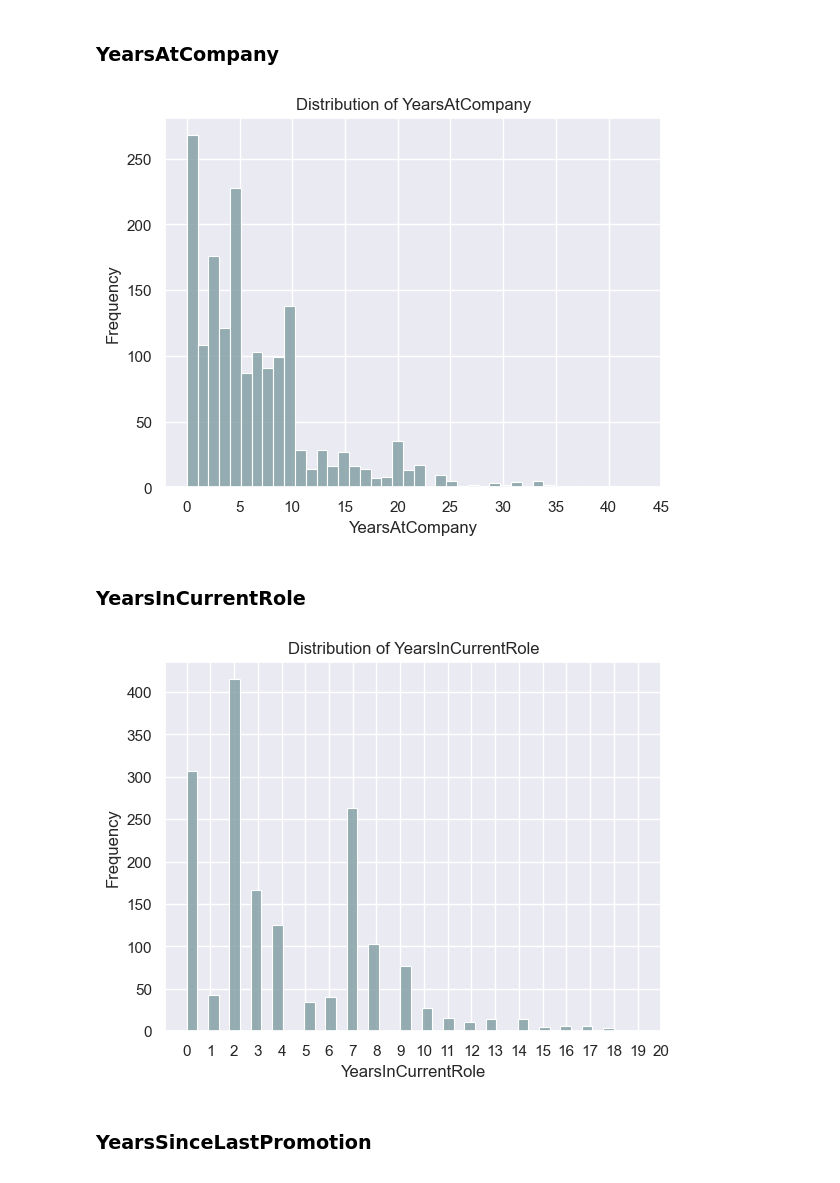
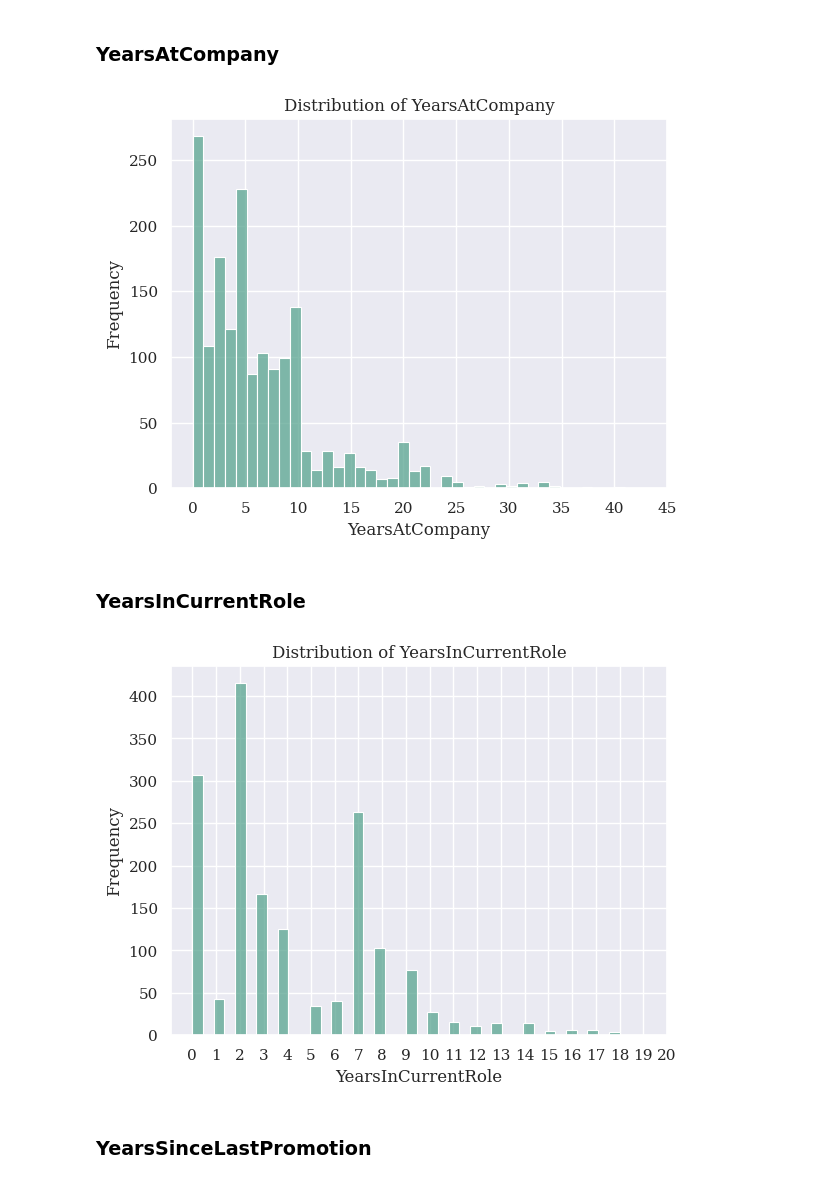
Before and after one commit to scheinmensch/Employee-Attrition, a Jupyter notebook: EDA.ipynb, the cells around one changed output. Saved outputs shown, nothing was run; the diff lists cells and outputs as text; code cells hidden in the pictures.

```diff
--- a/EDA.ipynb
+++ b/EDA.ipynb
@@ -26,3 +37,5 @@ please provide us feedback at https://github.com/pandas-dev/pandas/issues/54466
+# %%
+plt.rcParams['font.family'] = 'serif'
 # %%
 # load the data
 data = pd.read_csv('data/train.csv')
@@ -707,20 +720,20 @@ Another column on subjective job satisfaction.
 # %% [markdown]
 ### YearsAtCompany
 # %%
-sns.histplot(data['YearsAtCompany'], bins=int(math.sqrt(len(data['YearsAtCompany']))), kde=False, color='#76969b', edgecolor='white')
+sns.histplot(data['YearsAtCompany'], bins=int(math.sqrt(len(data['YearsAtCompany']))), kde=False, color='#59a590', edgecolor='white')
 
 plt.xticks([0,5,10,15,20,25,30,35,40,45])
 plt.title('Distribution of YearsAtCompany')
 plt.xlabel('YearsAtCompany')
 plt.ylabel('Frequency')
 
 plt.show()
 # %% [output]
-[figure, old version]
+[figure, new version]
 # %% [markdown]
 ### YearsInCurrentRole
 # %%
-sns.histplot(data['YearsInCurrentRole'], bins=int(math.sqrt(len(data['YearsInCurrentRole']))), kde=False, color='#76969b', edgecolor='white')
+sns.histplot(data['YearsInCurrentRole'], bins=int(math.sqrt(len(data['YearsInCurrentRole']))), kde=False, color='#59a590', edgecolor='white')
 
 plt.xticks(np.arange(21))
 plt.title('Distribution of YearsInCurrentRole')
@@ -729,7 +742,7 @@ plt.ylabel('Frequency')
 
 plt.show()
 # %% [output]
-[figure, old version]
+[figure, new version]
 # %% [markdown]
 ### YearsSinceLastPromotion
 # %%
```
Also changed, not shown: parts of 68 cells of this notebook.
